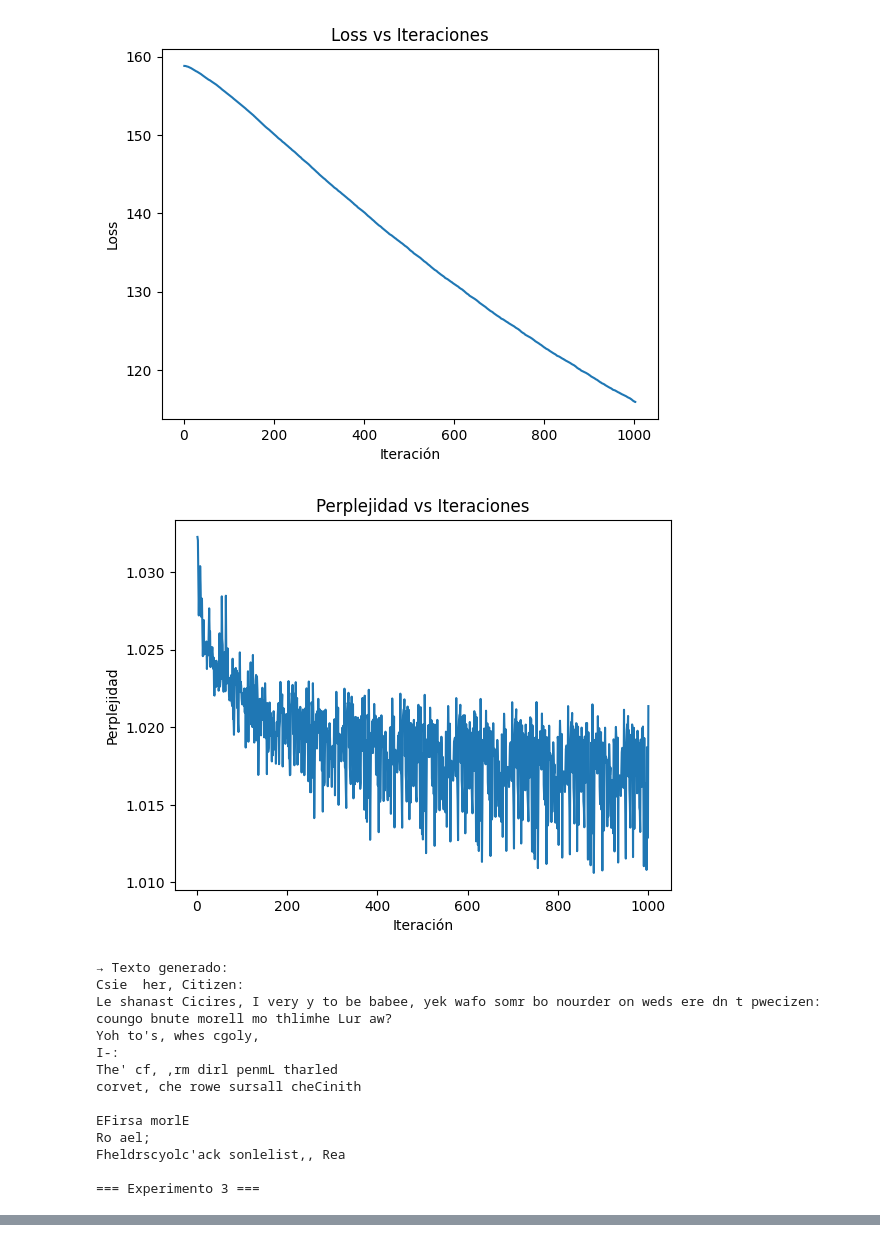
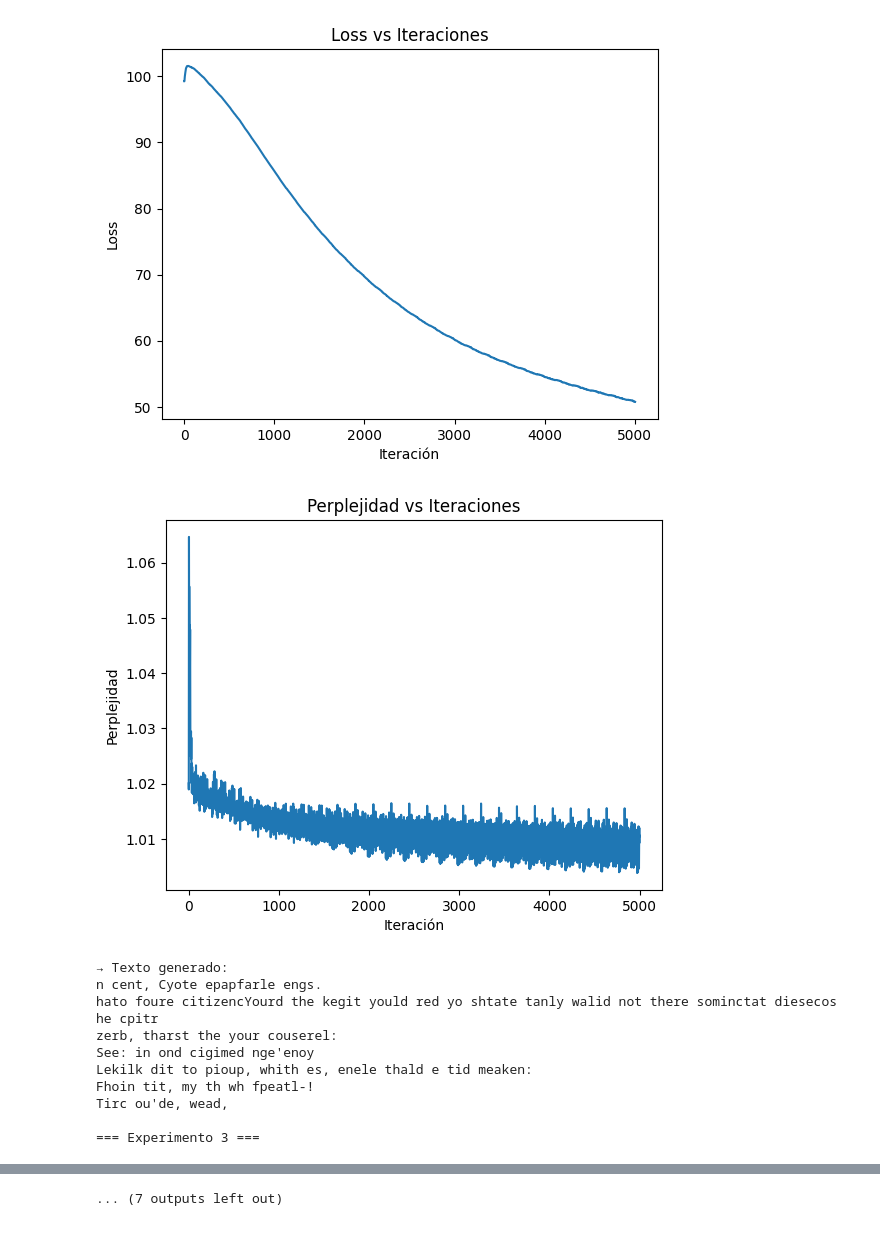
Before and after one commit to AndresIsCoding/Taller2-Redes-Neuronales, a Jupyter notebook: punto3.ipynb, the cells around one changed output, grey strips where cells are left out. Saved outputs shown, nothing was run; the diff lists cells and outputs as text; code cells hidden in the pictures.

```diff
--- a/punto3.ipynb
+++ b/punto3.ipynb
@@ -135,13 +135,31 @@ class vanillaRNN:
 # Experimentos con distintos hiperparámetros
 # ---------------------------------------------------------------------
 configs = [
-    {"n_h": 64, "seq_length": 30, "lr": 0.01, "max_iter": 1500, "clip": True},
-    {"n_h": 128, "seq_length": 25, "lr": 0.005, "max_iter": 2000, "clip": False},
-    {"n_h": 32, "seq_length": 50, "lr": 0.1, "max_iter": 1200, "clip": True},
-    {"n_h": 256, "seq_length": 40, "lr": 0.001, "max_iter": 2500, "clip": True},
-    {"n_h": 128, "seq_length": 35, "lr": 0.02, "max_iter": 1800, "clip": False},
-    {"n_h": 64, "seq_length": 45, "lr": 0.03, "max_iter": 1600, "clip": True},
+    # 1. Modelo pequeño y secuencia corta
+    {"n_h": 50, "seq_length": 8, "max_iter": 2000,
+     "lr": 1e-1, "clip": True},
+
+    # 2. Modelo mediano y secuencia larga
+    {"n_h": 100, "seq_length": 25, "max_iter": 5000,
+     "lr": 1e-1, "clip": True},
+
+    # 3. Igual al anterior pero sin gradient clipping
+    {"n_h": 100, "seq_length": 25, "max_iter": 5000,
+     "lr": 1e-1, "clip": False},
+
+    # 4. Conjunto de datos reducido al 20%
+    {"n_h": 100, "seq_length": 25, "max_iter": 4000,
+     "lr": 1e-1, "clip": True, "dataset_percent": 0.2},
+
+    # 5. Modelo grande y secuencia extensa
+    {"n_h": 200, "seq_length": 50, "max_iter": 7000,
+     "lr": 1e-1, "clip": True},
+
+    # 6. Modelo grande con tasa de aprendizaje reducida
+    {"n_h": 200, "seq_length": 50, "max_iter": 7000,
+     "lr": 1e-2, "clip": True},
 ]
+
 
 
 for i, cfg in enumerate(configs, 1):
@@ -176,18 +184,14 @@ The ratieDcive
 
 === Experimento 2 ===
-[figure, old version]
+[figure, new version]
-[figure, old version]
+[figure, new version]
 → Texto generado:
-Csie  her, Citizen:
-Le shanast Cicires, I very y to be babee, yek wafo somr bo nourder on weds ere dn t pwecizen:
-coungo bnute morell mo thlimhe Lur aw?
-Yoh to's, whes cgoly,
-I-:
-The' cf, ,rm dirl penmL tharled
-corvet, che rowe sursall cheCinith
-
-EFirsa morlE
-Ro ael;
-Fheldrscyolc'ack sonlelist,, Rea
+n cent, Cyote epapfarle engs.
+hato foure citizencYourd the kegit yould red yo shtate tanly walid not there sominctat diesecos he cpitr
+zerb, tharst the your couserel:
+See: in ond cigimed nge'enoy
+Lekilk dit to pioup, whith es, enele thald e tid meaken:
+Fhoin tit, my th wh fpeatl-!
+Tirc ou'de, wead,
 
 === Experimento 3 ===
@@ -213,0 +216 @@ mitf
+... (7 outputs left out)
```
Also changed, not shown: parts of 1 cell of this notebook.
